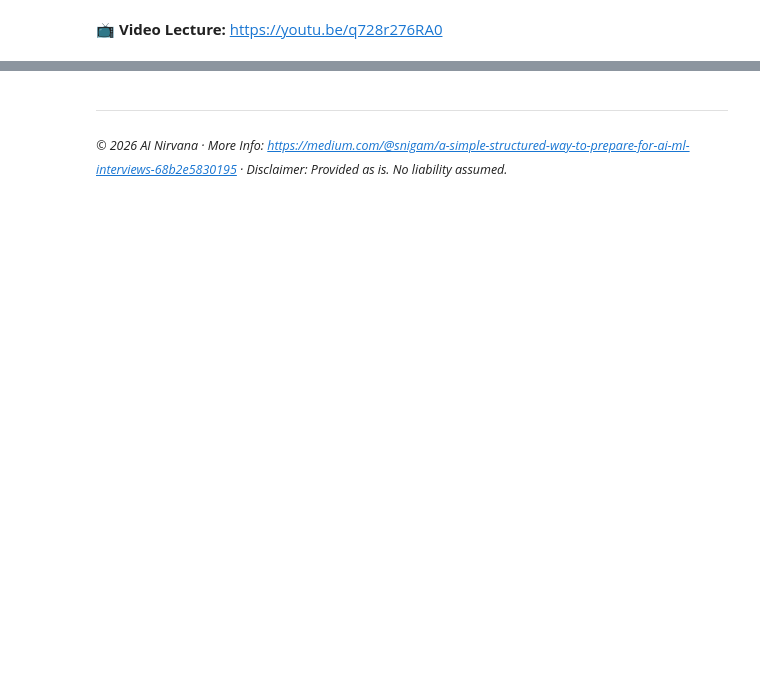
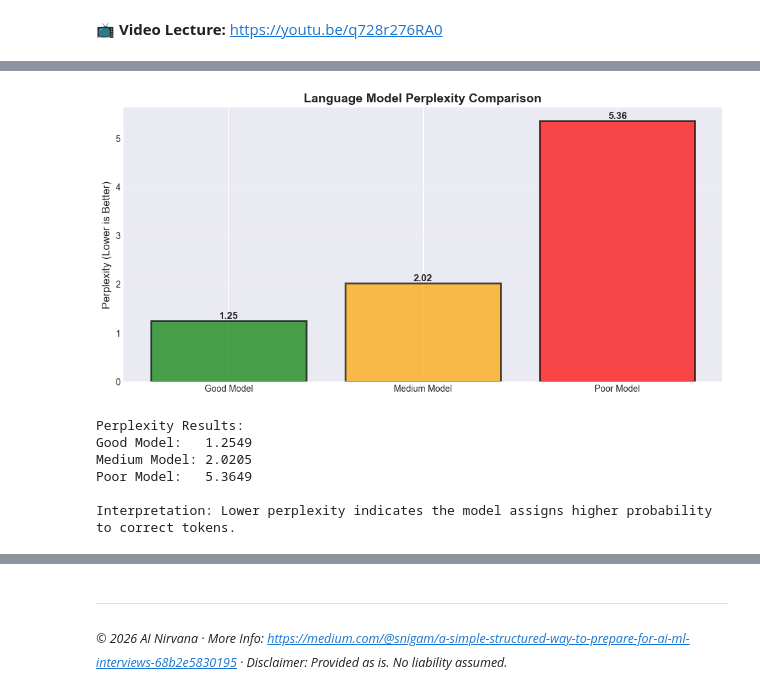
Before and after one commit to sanigam/AI-ML-Interview-Prep, a Jupyter notebook: 25_Generative_AI_LLMs/Generative_AI_LLMs.ipynb, the cells around one changed output, grey strips where cells are left out. Drawn from its saved outputs; the diff is of its cells as text; code cells hidden in the pictures; blank space fills up the shorter version.

```diff
--- a/25_Generative_AI_LLMs/Generative_AI_LLMs.ipynb
+++ b/25_Generative_AI_LLMs/Generative_AI_LLMs.ipynb
@@ -503,0 +249,67 @@ Key concepts and insights from this deep dive into Generative AI and LLMs.
+# %%
+def calculate_perplexity(log_probabilities):
+    """
+    Calculate perplexity from log probabilities.
+    Perplexity = exp(-mean(log_prob))
+
+    Args:
+        log_probabilities: array of log probabilities for each token
+
+    Returns:
+        perplexity value
+    """
+    mean_log_prob = np.mean(log_probabilities)
+    return np.exp(-mean_log_prob)
+
+# Simulate token probabilities for different models
+# Good model: high token probabilities
+good_model_probs = np.array([0.8, 0.75, 0.85, 0.7, 0.9])
+good_model_log_probs = np.log(good_model_probs)
+
+# Medium model: medium token probabilities
+medium_model_probs = np.array([0.5, 0.45, 0.55, 0.4, 0.6])
+medium_model_log_probs = np.log(medium_model_probs)
+
+# Poor model: low token probabilities
+poor_model_probs = np.array([0.2, 0.15, 0.25, 0.1, 0.3])
+poor_model_log_probs = np.log(poor_model_probs)
+
+good_perplexity = calculate_perplexity(good_model_log_probs)
+medium_perplexity = calculate_perplexity(medium_model_log_probs)
+poor_perplexity = calculate_perplexity(poor_model_log_probs)
+
+# Visualize perplexity
+models = ['Good Model', 'Medium Model', 'Poor Model']
+perplexities = [good_perplexity, medium_perplexity, poor_perplexity]
+colors_bar = ['green', 'orange', 'red']
+
+fig, ax = plt.subplots(figsize=(10, 5))
+bars = ax.bar(models, perplexities, color=colors_bar, alpha=0.7, edgecolor='black', linewidth=2)
+ax.set_ylabel('Perplexity (Lower is Better)', fontsize=12)
+ax.set_title('Language Model Perplexity Comparison', fontsize=14, fontweight='bold')
+ax.grid(axis='y', alpha=0.3)
+
+# Add value labels on bars
+for bar, perp in zip(bars, perplexities):
+    height = bar.get_height()
+    ax.text(bar.get_x() + bar.get_width()/2., height,
+            f'{perp:.2f}',
+            ha='center', va='bottom', fontsize=11, fontweight='bold')
+
+plt.tight_layout()
+plt.savefig('perplexity.png', dpi=100, bbox_inches='tight')
+plt.show()
+
+print("\nPerplexity Results:")
+print(f"Good Model:   {good_perplexity:.4f}")
+print(f"Medium Model: {medium_perplexity:.4f}")
+print(f"Poor Model:   {poor_perplexity:.4f}")
+print("\nInterpretation: Lower perplexity indicates the model assigns higher probability to correct tokens.")
+# %% [output]
+[figure, added]
+Perplexity Results:
+Good Model:   1.2549
+Medium Model: 2.0205
+Poor Model:   5.3649
+
+Interpretation: Lower perplexity indicates the model assigns higher probability to correct tokens.
```
Also changed, not shown: parts of 45 cells of this notebook, 12 other files.
